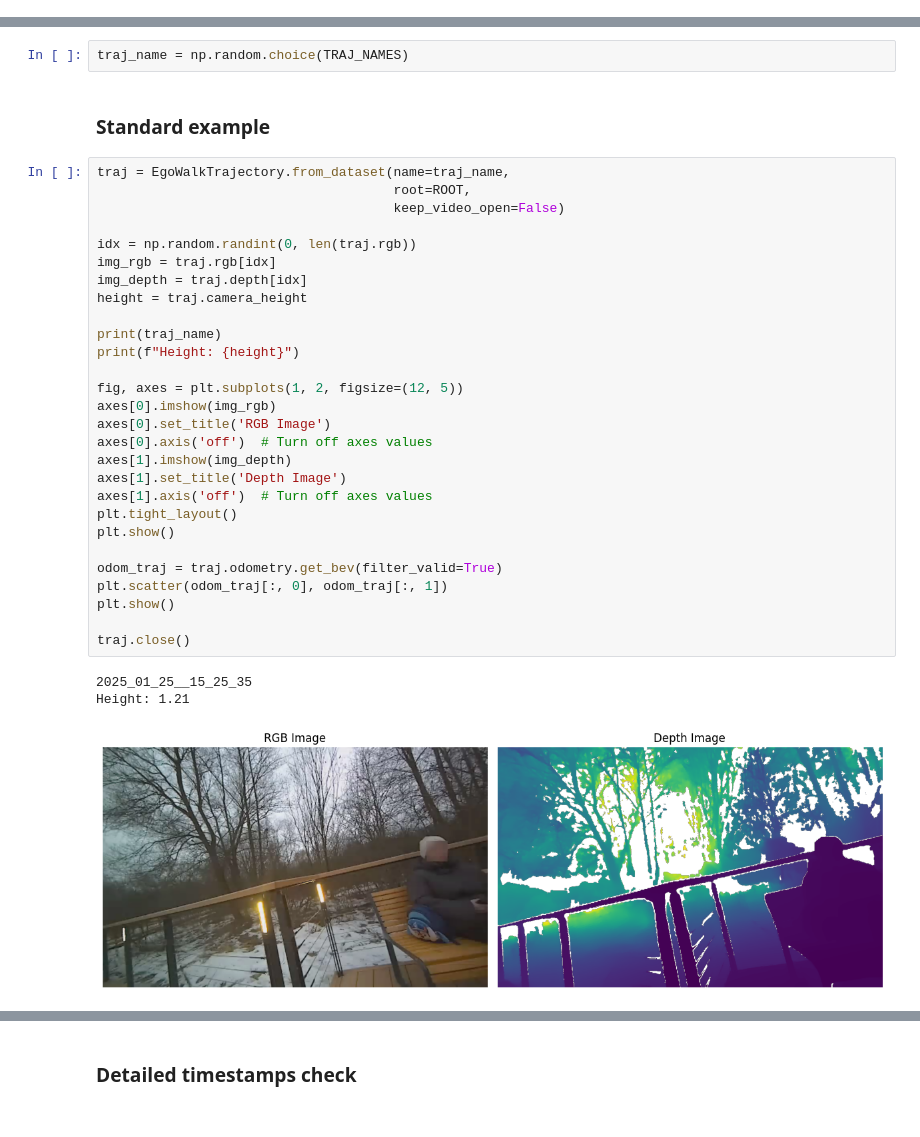
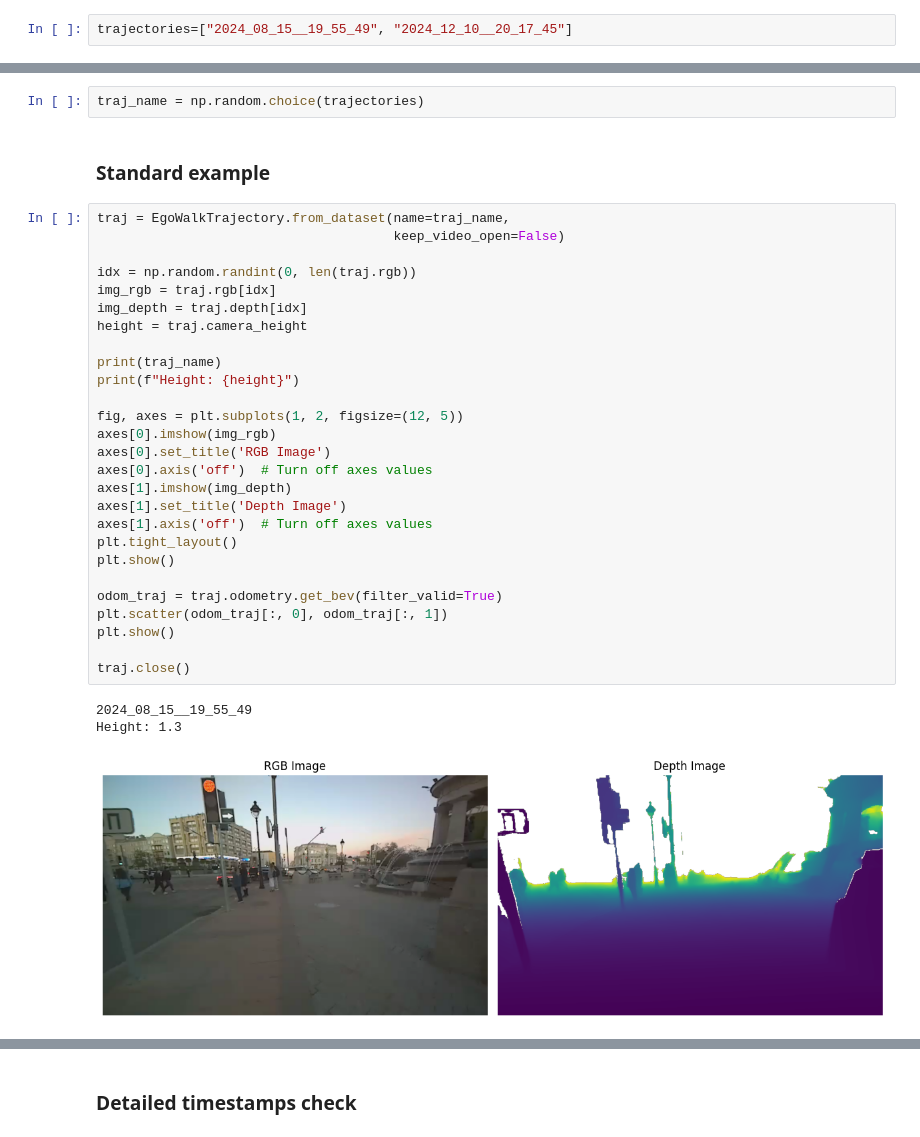
Before and after one commit to egowalk/egowalk-dataset, a Jupyter notebook: examples/trajectory_example.ipynb, the cells around one changed output, grey strips where cells are left out. Drawn from its saved outputs; the diff is of its cells as text.

```diff
--- a/examples/trajectory_example.ipynb
+++ b/examples/trajectory_example.ipynb
@@ -30,0 +18,2 @@ TRAJ_NAMES = sorted([e.stem for e in (ROOT / "data").glob("*.parquet")])
+# %%
+trajectories=["2024_08_15__19_55_49", "2024_12_10__20_17_45"]
@@ -31,36 +24,35 @@ TRAJ_NAMES = sorted([e.stem for e in (ROOT / "data").glob("*.parquet")])
 # %%
-traj_name = np.random.choice(TRAJ_NAMES)
+traj_name = np.random.choice(trajectories)
 # %% [markdown]
 ### Standard example
 # %%
 traj = EgoWalkTrajectory.from_dataset(name=traj_name,
-                                      root=ROOT,
                                       keep_video_open=False)
 
 idx = np.random.randint(0, len(traj.rgb))
 img_rgb = traj.rgb[idx]
 img_depth = traj.depth[idx]
 height = traj.camera_height
 
 print(traj_name)
 print(f"Height: {height}")
 
 fig, axes = plt.subplots(1, 2, figsize=(12, 5))
 axes[0].imshow(img_rgb)
 axes[0].set_title('RGB Image')
 axes[0].axis('off')  # Turn off axes values
 axes[1].imshow(img_depth)
 axes[1].set_title('Depth Image')
 axes[1].axis('off')  # Turn off axes values
 plt.tight_layout()
 plt.show()
 
 odom_traj = traj.odometry.get_bev(filter_valid=True)
 plt.scatter(odom_traj[:, 0], odom_traj[:, 1])
 plt.show()
 
 traj.close()
 # %% [output]
-2025_01_25__15_25_35
-Height: 1.21
+2024_08_15__19_55_49
+Height: 1.3
-[figure, old version]
+[figure, new version]
```
Also changed, not shown: parts of 6 cells of this notebook, 11 other files.
